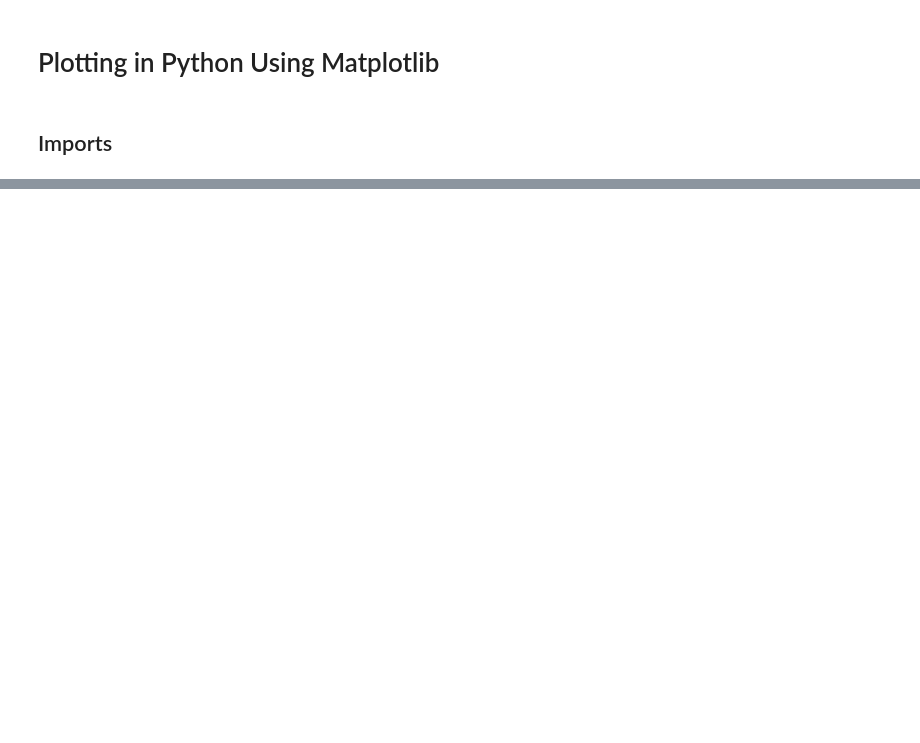
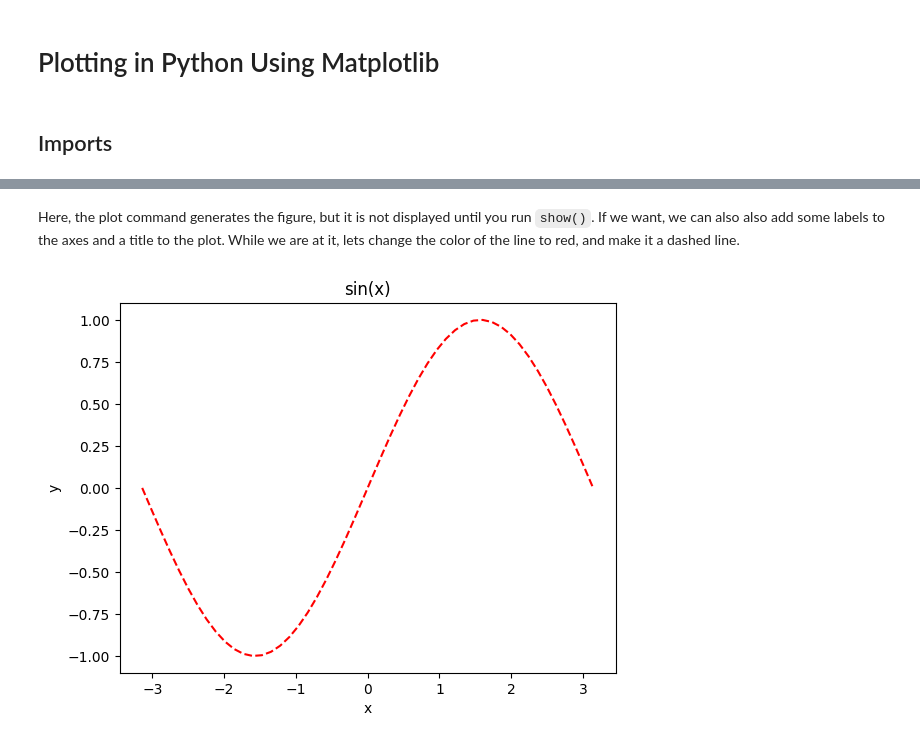
Before and after one commit to raopremrao/Learning-QuTip, a Jupyter notebook: Example Notebooks/01_Python Introduction/003_Matplotlib_Plotting.ipynb, the cells around one changed output, grey strips where cells are left out. Cells and saved outputs as stored; diff of their text form; code cells hidden in the pictures; blank space fills up the shorter version.

````diff
--- a/Example Notebooks/01_Python Introduction/003_Matplotlib_Plotting.ipynb
+++ b/Example Notebooks/01_Python Introduction/003_Matplotlib_Plotting.ipynb
@@ -35,0 +57,12 @@ To toggle on/off the raw code, click
+# %% [markdown]
+Here, the plot command generates the figure, but it is not displayed until you run ```show()```. If we want, we can also also add some labels to the axes and a title to the plot. While we are at it, lets change the color of the line to red, and make it a dashed line.
+# %%
+x = np.linspace(-np.pi, np.pi)
+y = np.sin(x)
+plt.plot(x, y, "r--")  # Make line red 'r' and dashed '--'
+plt.xlabel("x")
+plt.ylabel("y")
+plt.title("sin(x)")
+plt.show()
+# %% [output]
+[figure, added]
````
Also changed, not shown: parts of 14 cells of this notebook.
